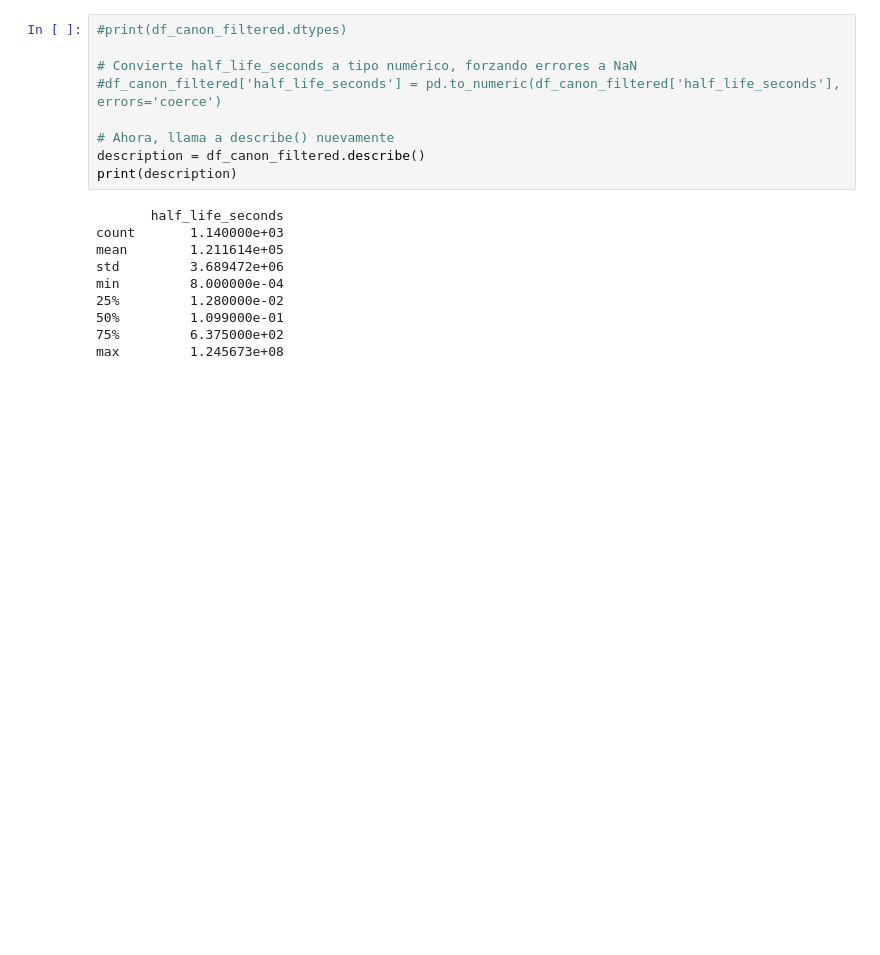
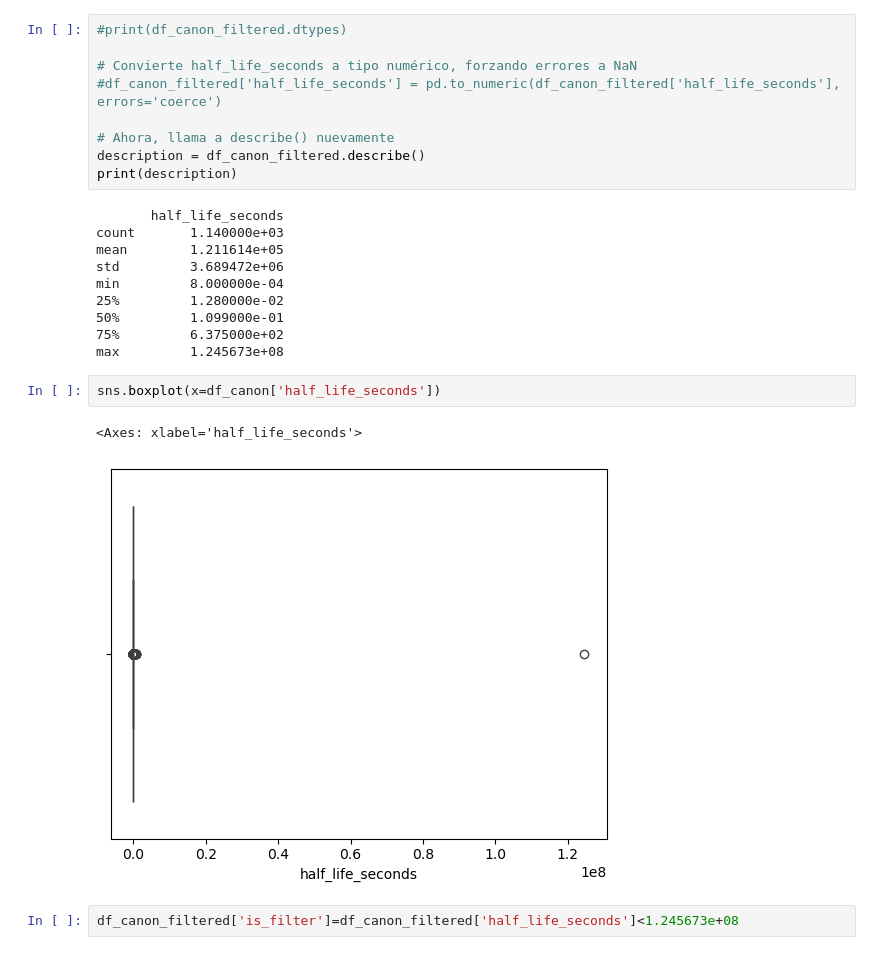
Before and after one commit to Jmartingar/Code, a Jupyter notebook: scripts/analysis.ipynb, the cells around one changed output. Saved outputs shown, nothing was run; the diff lists cells and outputs as text; blank space fills up the shorter version.

```diff
--- a/scripts/analysis.ipynb
+++ b/scripts/analysis.ipynb
@@ -265,3 +265,10 @@ min         8.000000e-04
 50%         1.099000e-01
 75%         6.375000e+02
 max         1.245673e+08
+# %%
+sns.boxplot(x=df_canon['half_life_seconds'])
+# %% [output]
+<Axes: xlabel='half_life_seconds'>
+[figure, added]
+# %%
+df_canon_filtered['is_filter']=df_canon_filtered['half_life_seconds']<1.245673e+08
```
Also changed, not shown: parts of 5 cells of this notebook, 3 other files.
